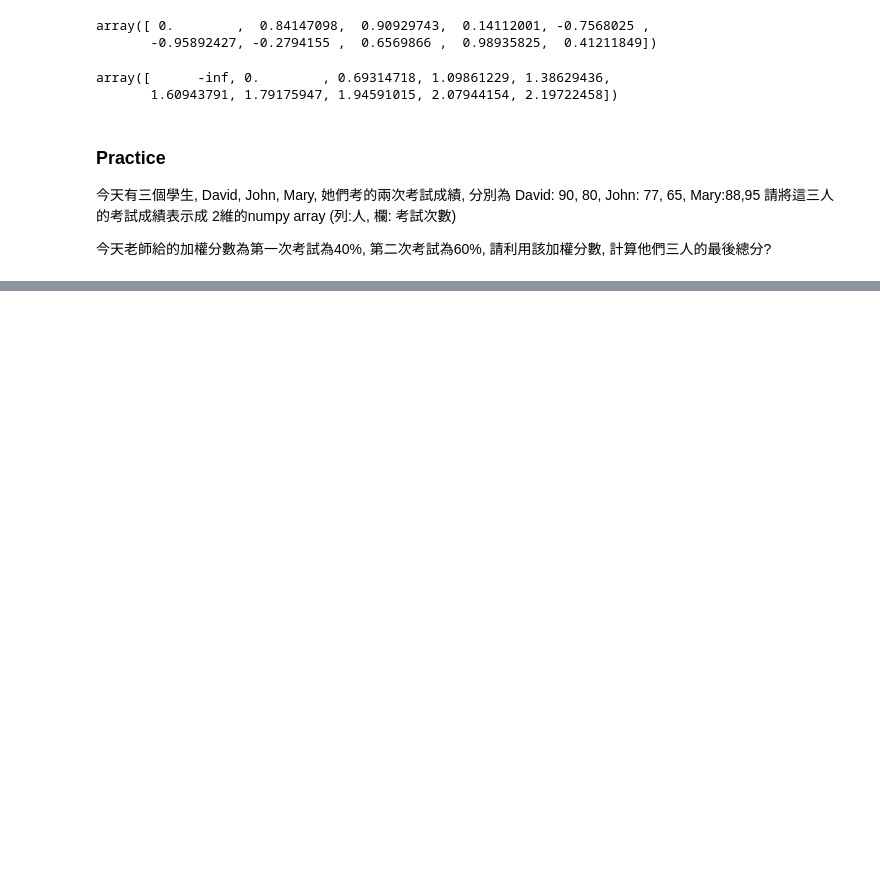
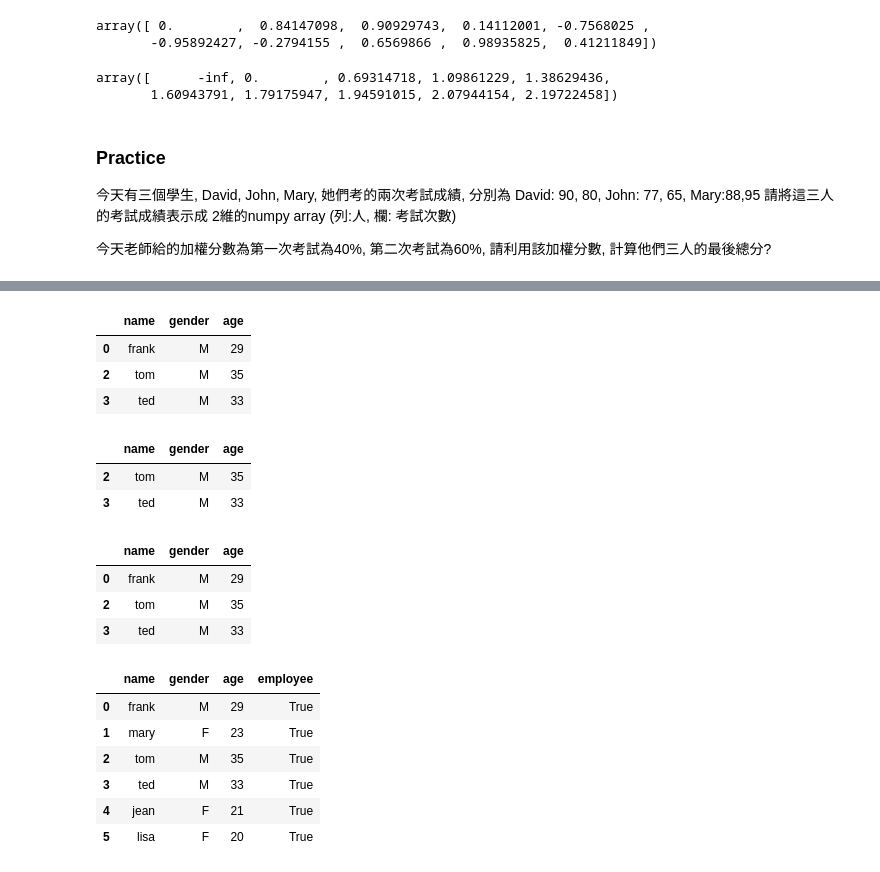
Before and after one commit to ywchiu/tibamepy, a Jupyter notebook: Demo20200919.ipynb, the cells around one changed output, grey strips where cells are left out. Cells and saved outputs as stored; diff of their text form; code cells hidden in the pictures; blank space fills up the shorter version.

```diff
--- a/Demo20200919.ipynb
+++ b/Demo20200919.ipynb
@@ -476,0 +767,7 @@ John: 77, 65, Mary:88,95
+# %%
+df = pd.DataFrame([{'name':'frank', 'gender':'M', 'age':29}, \
+{'name':'mary', 'gender':'F', 'age':23}, \
+{'name':'tom', 'gender':'M', 'age':35}, \
+{'name':'ted', 'gender':'M', 'age':33}, \
+{'name':'jean', 'gender':'F', 'age':21}, \
+{'name':'lisa', 'gender':'F', 'age':20}])
@@ -476,0 +849,33 @@ John: 77, 65, Mary:88,95
+# %%
+# SELECT * FROM df WHERE gender = 'M'
+df[df['gender'] == 'M']
+# %% [output]
+|  | name | gender | age |
+| 0 | frank | M | 29 |
+| 2 | tom | M | 35 |
+| 3 | ted | M | 33 |
+# %%
+df[(df['gender'] == 'M') & (df['age'] >=30 )]
+# %% [output]
+|  | name | gender | age |
+| 2 | tom | M | 35 |
+| 3 | ted | M | 33 |
+# %%
+df[(df['gender'] == 'M') | (df['age'] >=30 )]
+# %% [output]
+|  | name | gender | age |
+| 0 | frank | M | 29 |
+| 2 | tom | M | 35 |
+| 3 | ted | M | 33 |
+# %%
+df['employee'] = True
+# %%
+df
+# %% [output]
+|  | name | gender | age | employee |
+| 0 | frank | M | 29 | True |
+| 1 | mary | F | 23 | True |
+| 2 | tom | M | 35 | True |
+| 3 | ted | M | 33 | True |
+| 4 | jean | F | 21 | True |
+| 5 | lisa | F | 20 | True |
```
Also changed, not shown: parts of 83 cells of this notebook.
